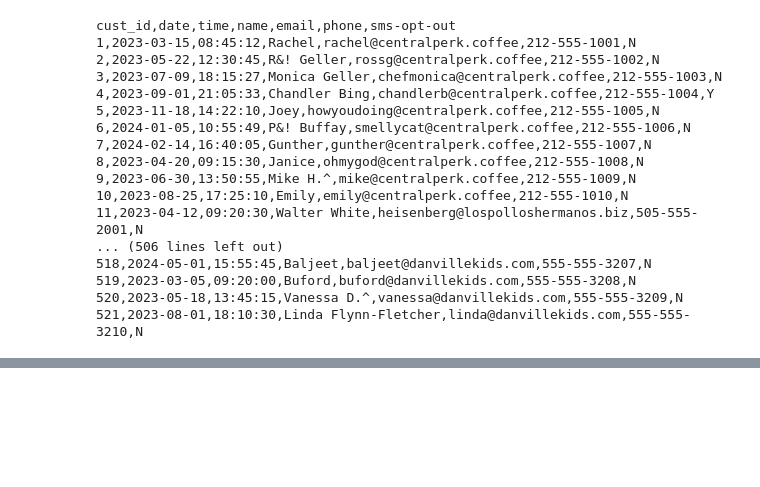
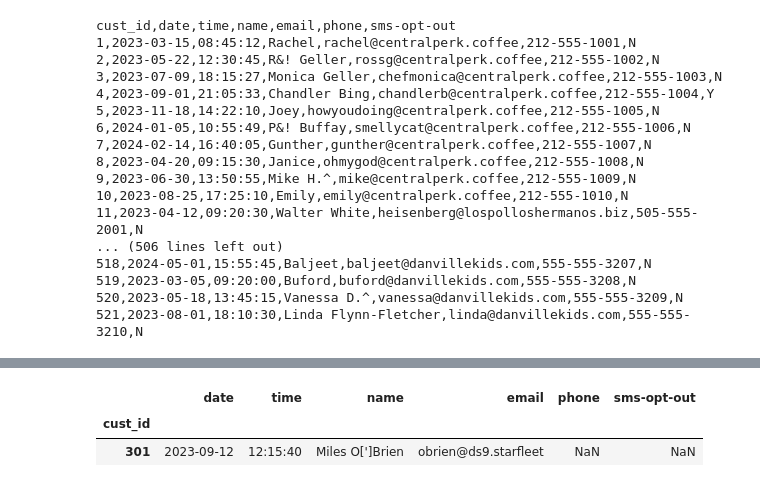
Before and after one commit to Vanessa-Guerrero/Capstone_2, a Jupyter notebook: Customer List Cleanup.ipynb, the cells around one changed output, grey strips where cells are left out. Saved outputs shown, nothing was run; the diff lists cells and outputs as text; code cells hidden in the pictures; blank space fills up the shorter version.

```diff
--- a/Customer List Cleanup.ipynb
+++ b/Customer List Cleanup.ipynb
@@ -68,0 +134,6 @@ df.head(10)
+# %%
+df.loc[df['phone'].isna()]
+# %% [output]
+|  | date | time | name | email | phone | sms-opt-out |
+| cust_id |  |  |  |  |  |  |
+| 301 | 2023-09-12 | 12:15:40 | Miles O[']Brien | obrien@ds9.starfleet | NaN | NaN |
```
Also changed, not shown: parts of 14 cells of this notebook.
